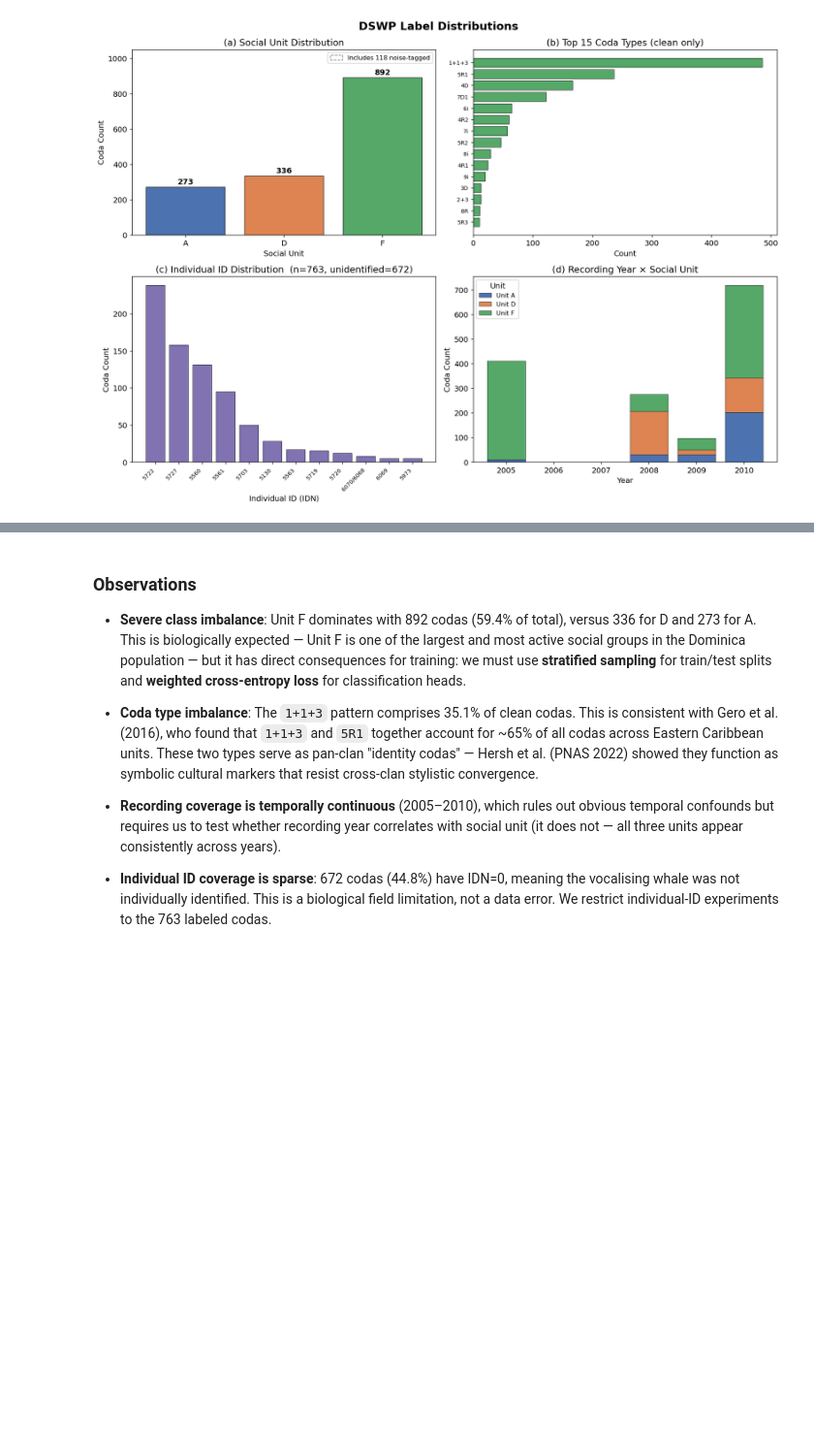
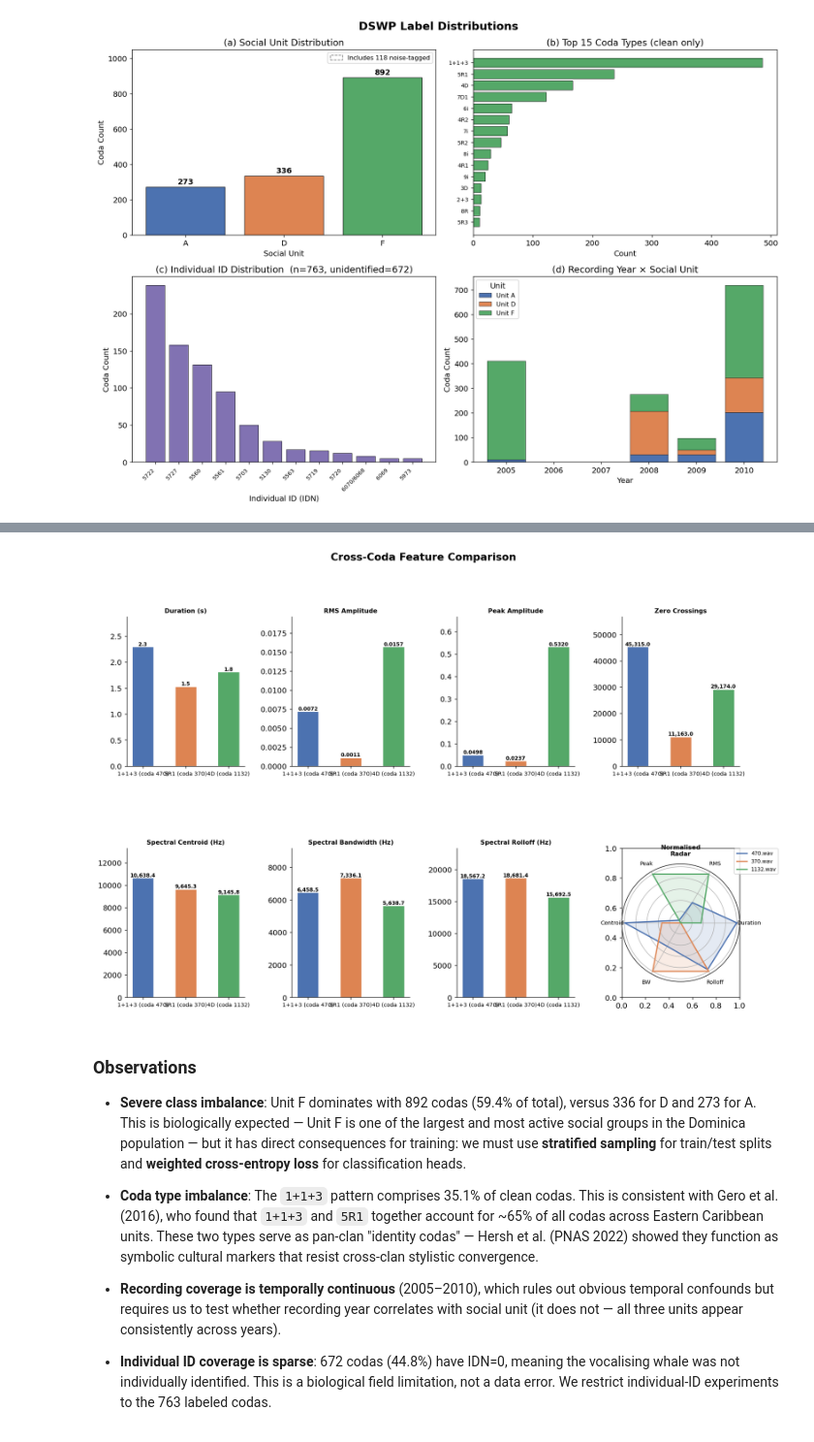
Before and after one commit to fifth-island/data_297_final_paper, a Jupyter notebook: notebooks/eda_phase0.ipynb, the cells around one changed output, grey strips where cells are left out. Shown at 97% size. Saved outputs shown, nothing was run; the diff lists cells and outputs as text; code cells hidden in the pictures; blank space fills up the shorter version.

```diff
--- a/notebooks/eda_phase0.ipynb
+++ b/notebooks/eda_phase0.ipynb
@@ -183,3 +203,19 @@ plt.savefig(os.path.join(FIGS, "fig1_label_distributions.png"), dpi=150, bbox_in
 plt.show()
 # %% [output]
 [figure]
+# %%
+# print example audio file paths for top 3 coda types
+
+top_ctypes = df_clean["coda_type"].value_counts().head(3).index.tolist()
+for ctype in top_ctypes:
+    rows = df_clean[df_clean["coda_type"] == ctype]
+    n = min(3, len(rows))
+    print(f"{ctype} (available={len(rows)}):")
+    for r in rows.sample(n=n, random_state=42).itertuples():
+        af = getattr(r, "audio_file", None)
+        if pd.notna(af) and os.path.exists(os.path.join(AUDIO, str(af))):
+            print(f" - {r.coda_id}: {af}")
+        else:
+            cand = f"{r.coda_id}.wav"
+            print(f" - {r.coda_id}: {cand if os.path.exists(os.path.join(AUDIO, cand)) else 'NO FILE'}")
+    print()
@@ -186,3 +371,82 @@ plt.show()
+# %%
+COLORS = ["#4C72B0", "#DD8452", "#55A868"]
+
+# grab the features we care about for each file
+records = []
+for fname in FILES:
+    y, sr = librosa.load(os.path.join(AUDIO, fname), sr=None, mono=True)
+    records.append({
+        "duration": librosa.get_duration(y=y, sr=sr),
+        "rms":      float(np.sqrt(np.mean(y**2))),
+        "peak":     float(np.max(np.abs(y))),
+        "zcr":      int(librosa.zero_crossings(y).sum()),
+        "centroid": float(librosa.feature.spectral_centroid(y=y, sr=sr).mean()),
+        "bw":       float(librosa.feature.spectral_bandwidth(y=y, sr=sr).mean()),
+        "rolloff":  float(librosa.feature.spectral_rolloff(y=y, sr=sr).mean()),
+    })
+
+# what we want to plot and how to label each panel
+metrics = [
+    ("duration", "Duration (s)"),
+    ("rms",      "RMS Amplitude"),
+    ("peak",     "Peak Amplitude"),
+    ("zcr",      "Zero Crossings"),
+    ("centroid", "Spectral Centroid (Hz)"),
+    ("bw",       "Spectral Bandwidth (Hz)"),
+    ("rolloff",  "Spectral Rolloff (Hz)"),
+]
+
+fig = plt.figure(figsize=(16, 10))
+fig.suptitle("Cross-Coda Feature Comparison", fontsize=15, fontweight="bold", y=1.01)
+gs  = gridspec.GridSpec(2, 4, figure=fig, hspace=0.55, wspace=0.4)
+axes = [fig.add_subplot(gs[r, c]) for r in range(2) for c in range(4)]
+x    = np.arange(len(FILES))
+
+for idx, (key, label) in enumerate(metrics):
+    ax   = axes[idx]
+    vals = [rec[key] for rec in records]
+    bars = ax.bar(x, vals, width=0.5, color=COLORS, edgecolor="white", linewidth=0.8)
+
+    # slap the value on top of each bar
+    for bar, v in zip(bars, vals):
+        ax.text(bar.get_x() + bar.get_width() / 2, bar.get_height(),
+                f"{v:.4f}" if v < 1 else f"{v:,.1f}",
+                ha="center", va="bottom", fontsize=7.5, fontweight="bold")
+
+    ax.set_title(label, fontsize=9, fontweight="bold")
+    ax.set_xticks(x)
+    ax.set_xticklabels(LABELS, fontsize=8)
+    ax.set_ylim(0, max(vals) * 1.25)
+    ax.spines[["top", "right"]].set_visible(False)
+
+# radar chart — normalise everything to 0-1 so the axes are comparable
+radar_keys   = ["duration", "rms", "peak", "centroid", "bw", "rolloff"]
+radar_labels = ["Duration", "RMS", "Peak", "Centroid", "BW", "Rolloff"]
+N      = len(radar_keys)
+angles = np.linspace(0, 2 * np.pi, N, endpoint=False).tolist() + [0]  # +[0] closes the shape
+
+norm = []
+for key in radar_keys:
+    col     = [rec[key] for rec in records]
+    mn, mx  = min(col), max(col)
+    norm.append([(v - mn) / (mx - mn + 1e-12) for v in col])
+
+ax_radar = fig.add_subplot(gs[1, 3], polar=True)
+for fi in range(len(FILES)):
+    vals = [norm[m][fi] for m in range(N)] + [norm[0][fi]]
+    ax_radar.plot(angles, vals, color=COLORS[fi], linewidth=1.8, label=FILES[fi])
+    ax_radar.fill(angles, vals, color=COLORS[fi], alpha=0.15)
+
+ax_radar.set_xticks(angles[:-1])
+ax_radar.set_xticklabels(radar_labels, fontsize=8)
+ax_radar.set_yticklabels([])
+ax_radar.set_title("Normalised\nRadar", fontsize=9, fontweight="bold", pad=12)
+ax_radar.legend(loc="upper right", bbox_to_anchor=(1.35, 1.15), fontsize=7.5)
+
+plt.tight_layout()
+plt.show()
+# %% [output]
+[figure, added]
 # %% [markdown]
 ### Observations
 
```
Also changed, not shown: parts of 9 cells of this notebook, 1 other file.
